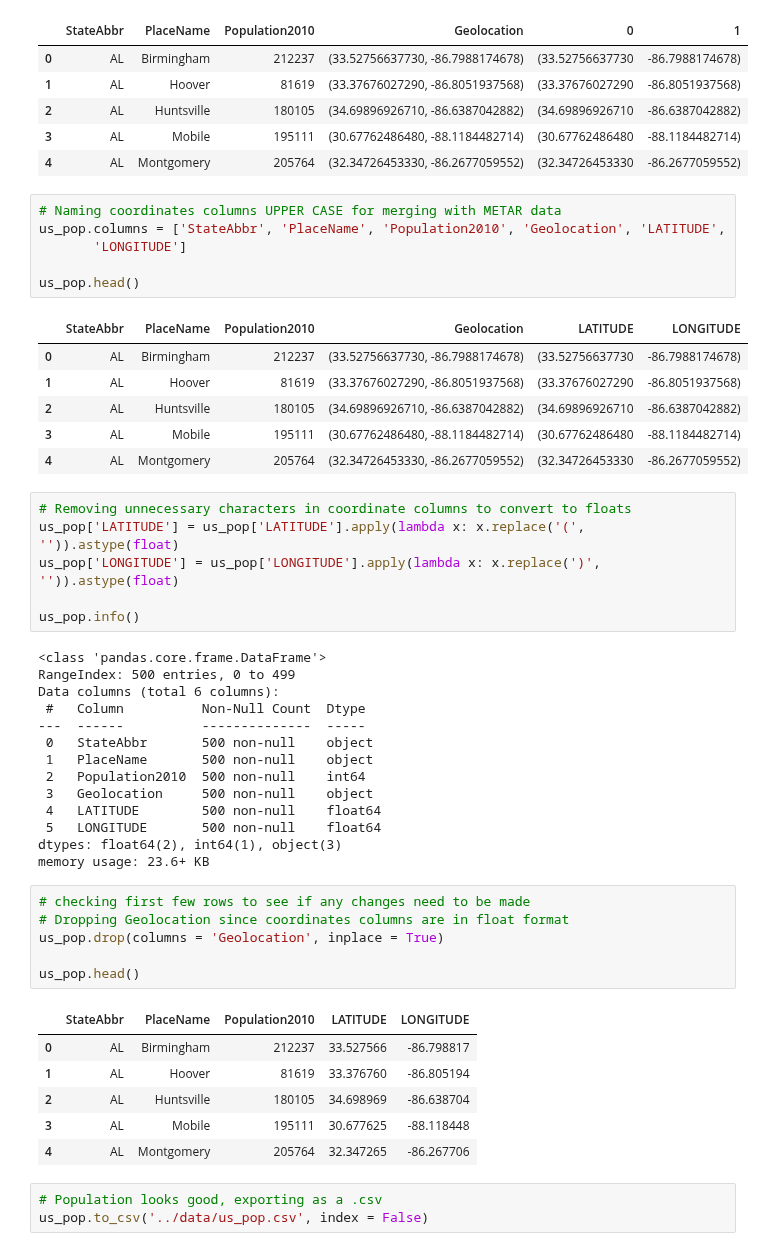
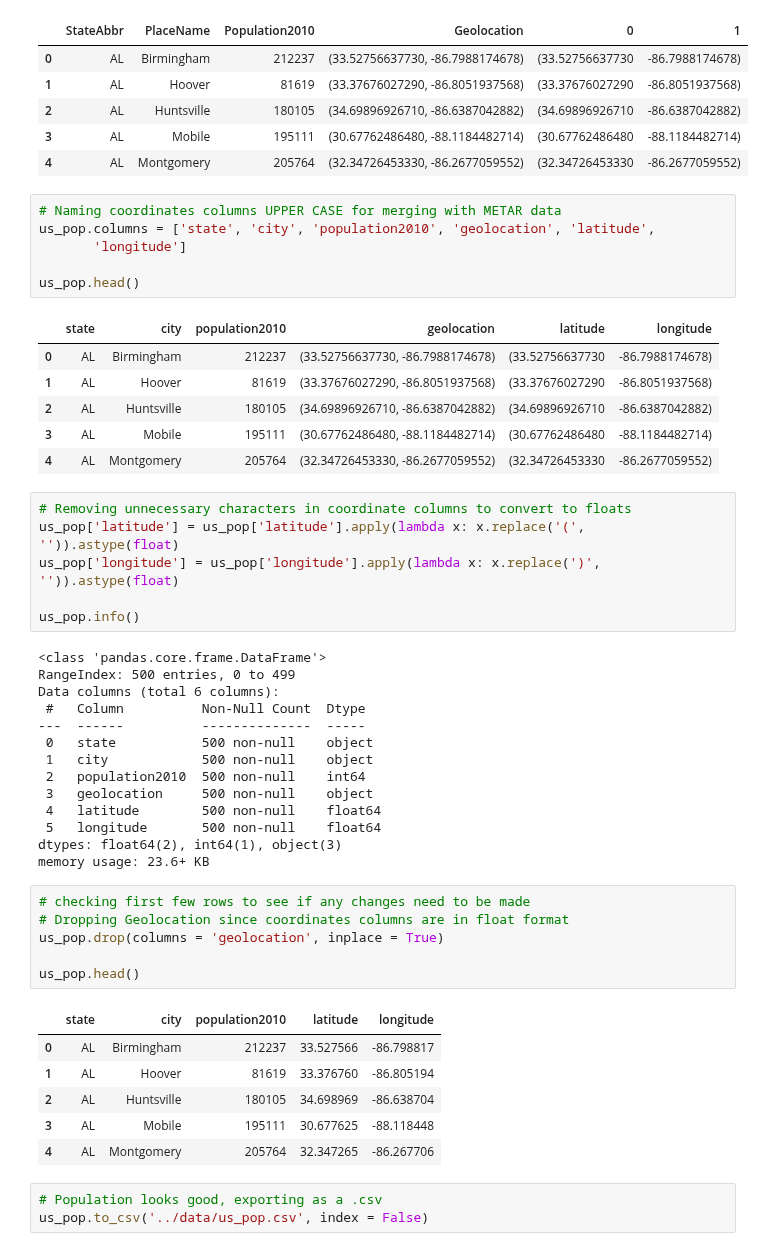
Before and after one commit to hank-butler/METAR_Data, a Jupyter notebook: code/01-data-cleaning.ipynb, the cells around one changed output. Drawn from its saved outputs; the diff is of its cells as text.

Commit message:
changed airports col names to be lower case

```diff
--- a/code/01-data-cleaning.ipynb
+++ b/code/01-data-cleaning.ipynb
@@ -131,12 +167,12 @@ us_pop.head()
 | 4 | AL | Montgomery | 205764 | (32.34726453330, -86.2677059552) | (32.34726453330 | -86.2677059552) |
 # %%
 # Naming coordinates columns UPPER CASE for merging with METAR data
-us_pop.columns = ['StateAbbr', 'PlaceName', 'Population2010', 'Geolocation', 'LATITUDE',
-       'LONGITUDE']
+us_pop.columns = ['state', 'city', 'population2010', 'geolocation', 'latitude',
+       'longitude']
 
 us_pop.head()
 # %% [output]
-|  | StateAbbr | PlaceName | Population2010 | Geolocation | LATITUDE | LONGITUDE |
+|  | state | city | population2010 | geolocation | latitude | longitude |
 | 0 | AL | Birmingham | 212237 | (33.52756637730, -86.7988174678) | (33.52756637730 | -86.7988174678) |
 | 1 | AL | Hoover | 81619 | (33.37676027290, -86.8051937568) | (33.37676027290 | -86.8051937568) |
 | 2 | AL | Huntsville | 180105 | (34.69896926710, -86.6387042882) | (34.69896926710 | -86.6387042882) |
@@ -144,8 +180,8 @@ us_pop.head()
 | 4 | AL | Montgomery | 205764 | (32.34726453330, -86.2677059552) | (32.34726453330 | -86.2677059552) |
 # %%
 # Removing unnecessary characters in coordinate columns to convert to floats
-us_pop['LATITUDE'] = us_pop['LATITUDE'].apply(lambda x: x.replace('(', '')).astype(float)
-us_pop['LONGITUDE'] = us_pop['LONGITUDE'].apply(lambda x: x.replace(')', '')).astype(float)
+us_pop['latitude'] = us_pop['latitude'].apply(lambda x: x.replace('(', '')).astype(float)
+us_pop['longitude'] = us_pop['longitude'].apply(lambda x: x.replace(')', '')).astype(float)
 
 us_pop.info()
 # %% [output]
@@ -154,22 +190,22 @@ RangeIndex: 500 entries, 0 to 499
 Data columns (total 6 columns):
  #   Column          Non-Null Count  Dtype
 ---  ------          --------------  -----
- 0   StateAbbr       500 non-null    object
- 1   PlaceName       500 non-null    object
- 2   Population2010  500 non-null    int64
- 3   Geolocation     500 non-null    object
- 4   LATITUDE        500 non-null    float64
- 5   LONGITUDE       500 non-null    float64
+ 0   state           500 non-null    object
+ 1   city            500 non-null    object
+ 2   population2010  500 non-null    int64
+ 3   geolocation     500 non-null    object
+ 4   latitude        500 non-null    float64
+ 5   longitude       500 non-null    float64
 dtypes: float64(2), int64(1), object(3)
 memory usage: 23.6+ KB
 # %%
 # checking first few rows to see if any changes need to be made
 # Dropping Geolocation since coordinates columns are in float format
-us_pop.drop(columns = 'Geolocation', inplace = True)
+us_pop.drop(columns = 'geolocation', inplace = True)
 
 us_pop.head()
 # %% [output]
-|  | StateAbbr | PlaceName | Population2010 | LATITUDE | LONGITUDE |
+|  | state | city | population2010 | latitude | longitude |
 | 0 | AL | Birmingham | 212237 | 33.527566 | -86.798817 |
 | 1 | AL | Hoover | 81619 | 33.376760 | -86.805194 |
 | 2 | AL | Huntsville | 180105 | 34.698969 | -86.638704 |
```
Also changed, not shown: parts of 5 cells of this notebook, 1 other file.
